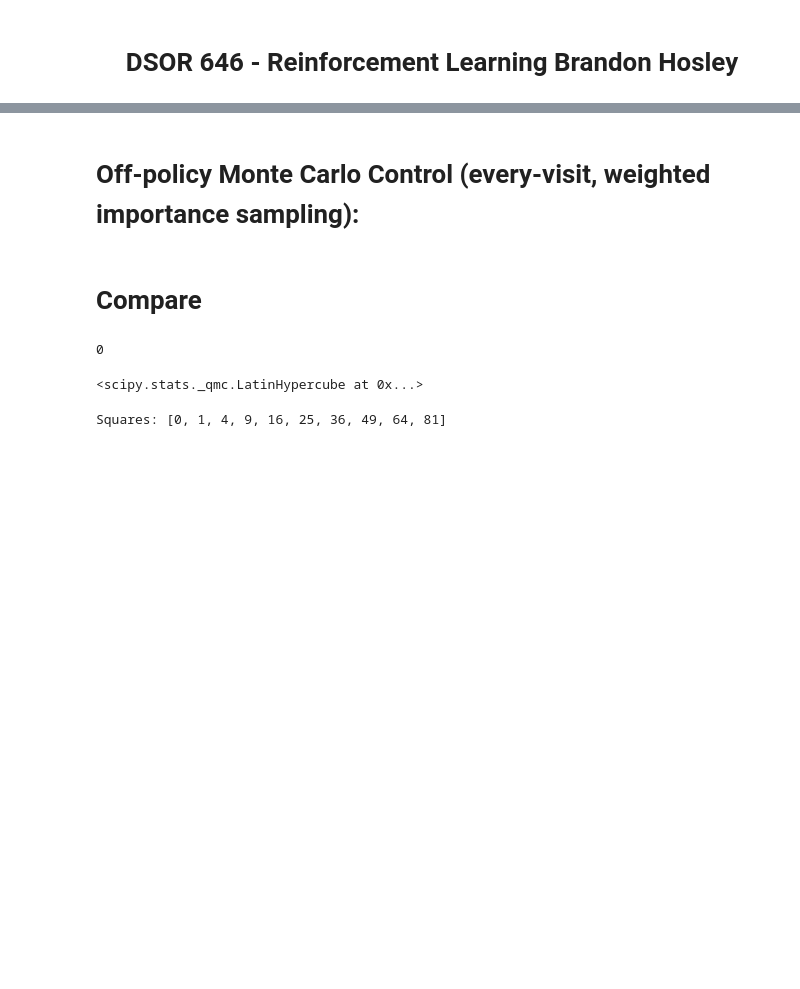
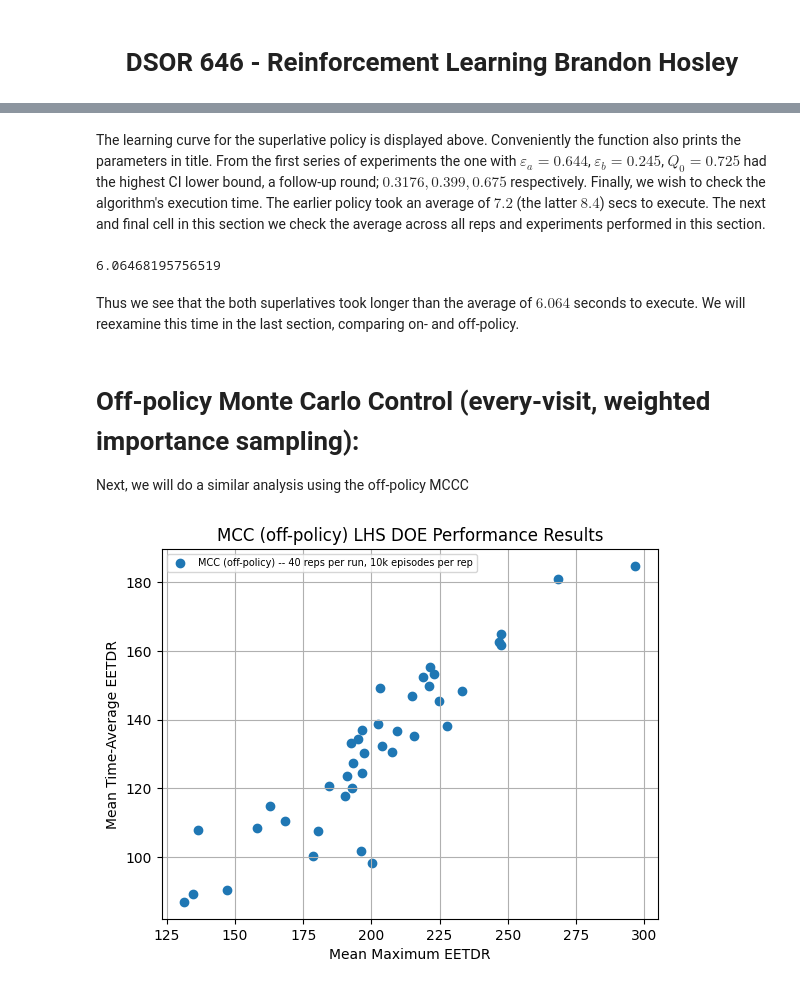
Before and after one commit to bhosley/Schoolwork, a Jupyter notebook: 2024Q2 - Reinforcement Learning/Homework 3/Homework 3.ipynb, the cells around one changed output, grey strips where cells are left out. Cells and saved outputs as stored; diff of their text form; code cells hidden in the pictures; blank space fills up the shorter version.

```diff
--- a/2024Q2 - Reinforcement Learning/Homework 3/Homework 3.ipynb
+++ b/2024Q2 - Reinforcement Learning/Homework 3/Homework 3.ipynb
@@ -159,36 +95,27 @@ print(anova_results)
+# %% [markdown]
+The learning curve for the superlative policy is displayed above. Conveniently the function also prints the parameters in title. From the first series of experiments the one with $\varepsilon_a=0.644$, $\varepsilon_b=0.245$, $Q_0=0.725$ had the highest CI lower bound, a follow-up round; $0.3176,0.399,0.675$ respectively. Finally, we wish to check the algorithm's execution time. The earlier policy took an average of $7.2$ (the latter $8.4$) secs to execute. The next and final cell in this section we check the average across all reps and experiments performed in this section.
+# %%
+print(np.array(results_table[1:,-2],float).mean())
+# %% [output]
+6.06468195756519
+# %% [markdown]
+Thus we see that the both superlatives took longer than the average of $6.064$ seconds to execute. We will reexamine this time in the last section, comparing on- and off-policy.
 # %% [markdown]
 # Off-policy Monte Carlo Control (every-visit, weighted importance sampling):
+
+Next, we will do a similar analysis using the off-policy MCCC
-# %% [markdown]
-# Compare
-# %%
-# Testable Params
-Q1 = None
-eps_a = 0
-eps_b = None
-# %% [output]
-0
-<scipy.stats._qmc.LatinHypercube at 0x...>
-# %%
-# Example single experiment
-num_episodes=int(0.5e3)
-replications=10     # At least 10 reps per run
-
-pol = MCC()
-pol.train_on_policy(num_episodes, replications)
-pol.show_results()
-# %%
-from joblib import Parallel, delayed
-
-# Function to compute square of a number
-def compute_square(number):
-    return number * number
-
-# List of numbers
-numbers = list(range(10))
-
-# Use joblib's Parallel and delayed to compute squares in parallel
-#if __name__ == "__main__":
-results = Parallel(n_jobs=-1)(delayed(compute_square)(i) for i in numbers)
-print("Squares:", results)
-# %% [output]
-Squares: [0, 1, 4, 9, 16, 25, 36, 49, 64, 81]
+# %%
+def off_policy_experiment(run_index:int, factors:np.ndarray) -> tuple[int,float,float,float]:
+    run_start_time = time.time()
+    pol = MCC(factors[0],factors[1],factors[2])
+    pol.train_off_policy(NUM_EPISODES ,REPLICATIONS)
+    maxETDR, maxETDRhw, meanMaxTestEETDR, maxTestHW, meanAULC, hwAULC, secs_taken = pol.get_results()
+    alg_score = 0.6*(meanMaxTestEETDR-maxTestHW) + 0.4*(meanAULC-hwAULC)
+    print(f"Complete experiment run {run_index} with a score of {alg_score:.2f} ({time.time() - run_start_time:.1f}s)")
+    return run_index, maxETDR, maxETDRhw, meanMaxTestEETDR, maxTestHW, meanAULC, hwAULC, secs_taken
+
+factor_table,results_table = parallel_lhs(off_policy_experiment, num_runs=NUM_RUNS, on_or_off='off')
+# %%
+plot_results(results_table, on_or_off='off')
+# %% [output]
+[figure, added]
```
Also changed, not shown: parts of 22 cells of this notebook, 4 other files.
